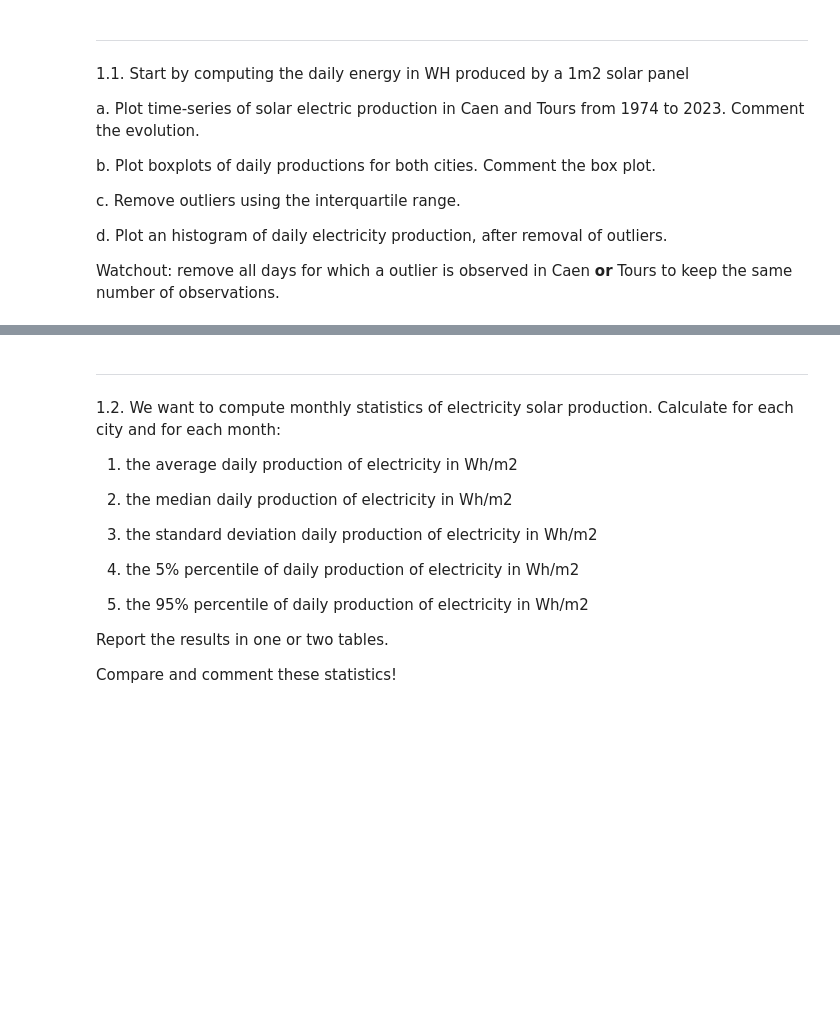
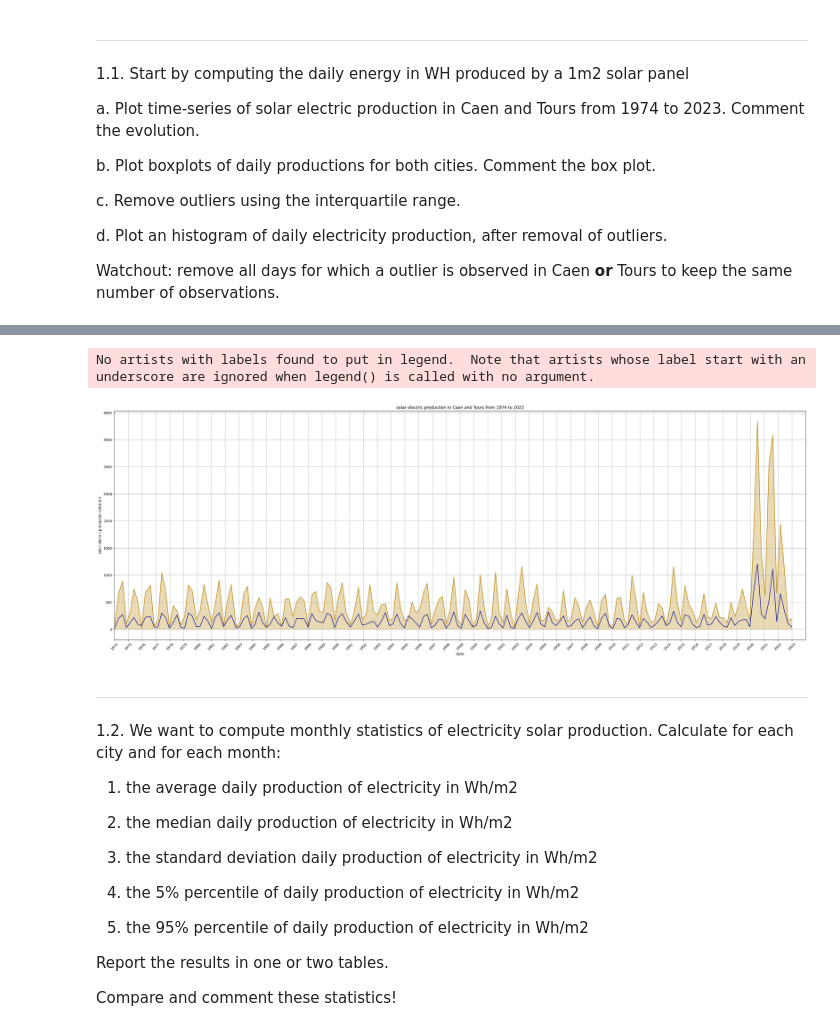
Before and after one commit to GaecKo/hackaton, a Jupyter notebook: Hackaton_1/Hackathon1.ipynb, the cells around one changed output, grey strips where cells are left out. Cells and saved outputs as stored; diff of their text form; code cells hidden in the pictures; blank space fills up the shorter version.

```diff
--- a/Hackaton_1/Hackathon1.ipynb
+++ b/Hackaton_1/Hackathon1.ipynb
@@ -127,3 +79,52 @@ plt.show()
+# %%
+import pandas as pd
+import matplotlib.pyplot as plt
+import matplotlib.dates as mdates
+
+# ===== Load CSV & convert dates =====
+
+data = pd.read_csv('Radiation.csv')
+
+data['DATE'] = pd.to_datetime(data['DATE'], format='%Y%m%d')
+
+# parsing data to keep 1 line out of 100 (better visibility, less precision)
+data = data.iloc[range(0, len(data), 100), :]
+
+# ===== Plot settings =====
+
+# taille
+plt.figure(figsize=(36, 12))
+plt.xlim(pd.Timestamp('1974-01-01'), pd.Timestamp('2023-12-31'))
+
+# étiquette arrière plan
+plt.grid(True)
+years = mdates.YearLocator()
+year_fmt = mdates.DateFormatter('%Y')
+plt.gca().xaxis.set_major_locator(years)
+plt.gca().xaxis.set_major_formatter(year_fmt)
+plt.xticks(rotation=45)
+
+# légende
+plt.xlabel('Date')
+plt.ylabel('solar electric production (WH/m²)')
+plt.title('solar electric production in Caen and Tours from 1974 to 2023')
+plt.legend()
+
+# ===== Plot =====
+
+# Apply formula: C = E_Sol x 24 x P_cr x f_perf for both cities data
+plt.plot(data['DATE'], data['Caen']*24*0.18*0.75, label='Caen', color='darkgoldenrod')
+
+plt.fill_between(data['DATE'], data['Caen']*24*0.18*0.75, color='darkgoldenrod', alpha=0.3)
+
+plt.plot(data['DATE'], data['Tours'], label='Tours', color='darkblue')
+
+
+# ===== Show Plot =====
+plt.show()
+# %% [output]
+No artists with labels found to put in legend.  Note that artists whose label start with an underscore are ignored when legend() is called with no argument.
+[figure, added]
 # %% [markdown]
 ---
 1.2. We want to compute monthly statistics of electricity solar production. Calculate for each city and for each month:
```
Also changed, not shown: parts of 1 cell of this notebook, 2 other files.
